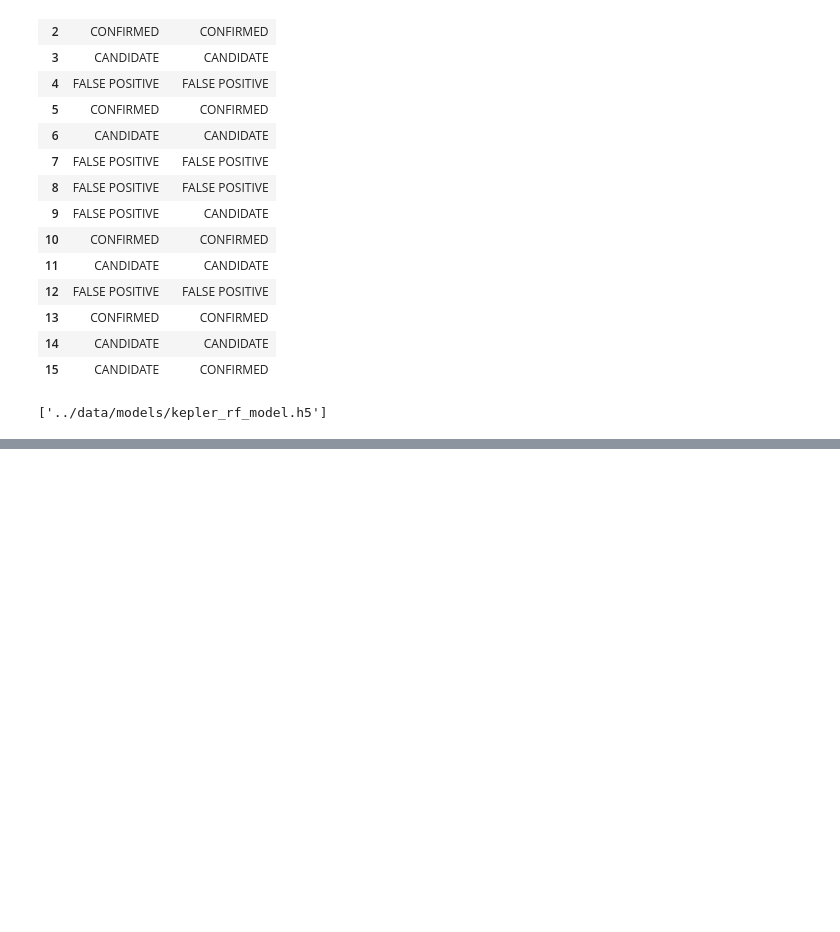
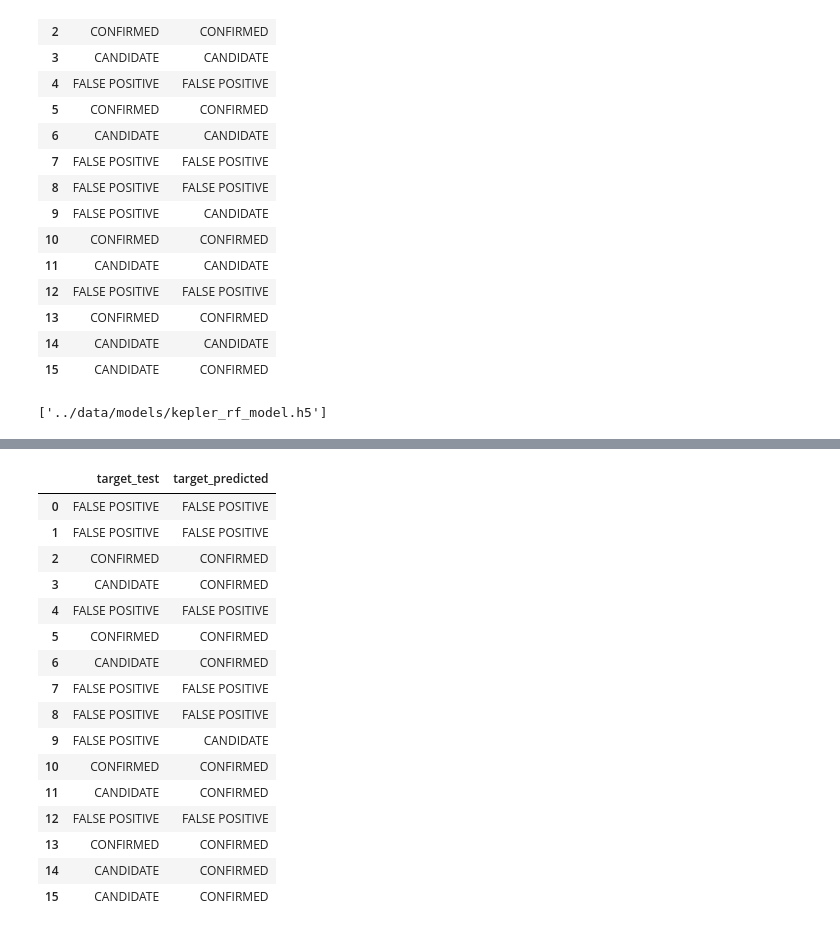
Before and after one commit to koudash/Exoplanet-Exploration, a Jupyter notebook: notebook/kepler_go.ipynb, the cells around one changed output, grey strips where cells are left out. Saved outputs shown, nothing was run; the diff lists cells and outputs as text; code cells hidden in the pictures; blank space fills up the shorter version.

```diff
--- a/notebook/kepler_go.ipynb
+++ b/notebook/kepler_go.ipynb
@@ -312,0 +409,27 @@ joblib.dump(grid_rf.best_estimator_, '../models/kepler_rf_model.h5')
+# %%
+# DataFrame for test and predicted data
+target_pred_test_svm = pd.DataFrame({
+    "target_test": target_encoder.inverse_transform(y_test),
+    "target_predicted": target_encoder.inverse_transform(grid_svm.predict(X_test_scaled_mms))
+})
+
+# Preview "target_pred_test_svm"
+target_pred_test_svm.head(16)
+# %% [output]
+|  | target_test | target_predicted |
+| 0 | FALSE POSITIVE | FALSE POSITIVE |
+| 1 | FALSE POSITIVE | FALSE POSITIVE |
+| 2 | CONFIRMED | CONFIRMED |
+| 3 | CANDIDATE | CONFIRMED |
+| 4 | FALSE POSITIVE | FALSE POSITIVE |
+| 5 | CONFIRMED | CONFIRMED |
+| 6 | CANDIDATE | CONFIRMED |
+| 7 | FALSE POSITIVE | FALSE POSITIVE |
+| 8 | FALSE POSITIVE | FALSE POSITIVE |
+| 9 | FALSE POSITIVE | CANDIDATE |
+| 10 | CONFIRMED | CONFIRMED |
+| 11 | CANDIDATE | CONFIRMED |
+| 12 | FALSE POSITIVE | FALSE POSITIVE |
+| 13 | CONFIRMED | CONFIRMED |
+| 14 | CANDIDATE | CONFIRMED |
+| 15 | CANDIDATE | CONFIRMED |
```
Also changed, not shown: parts of 21 cells of this notebook, 2 other files.
